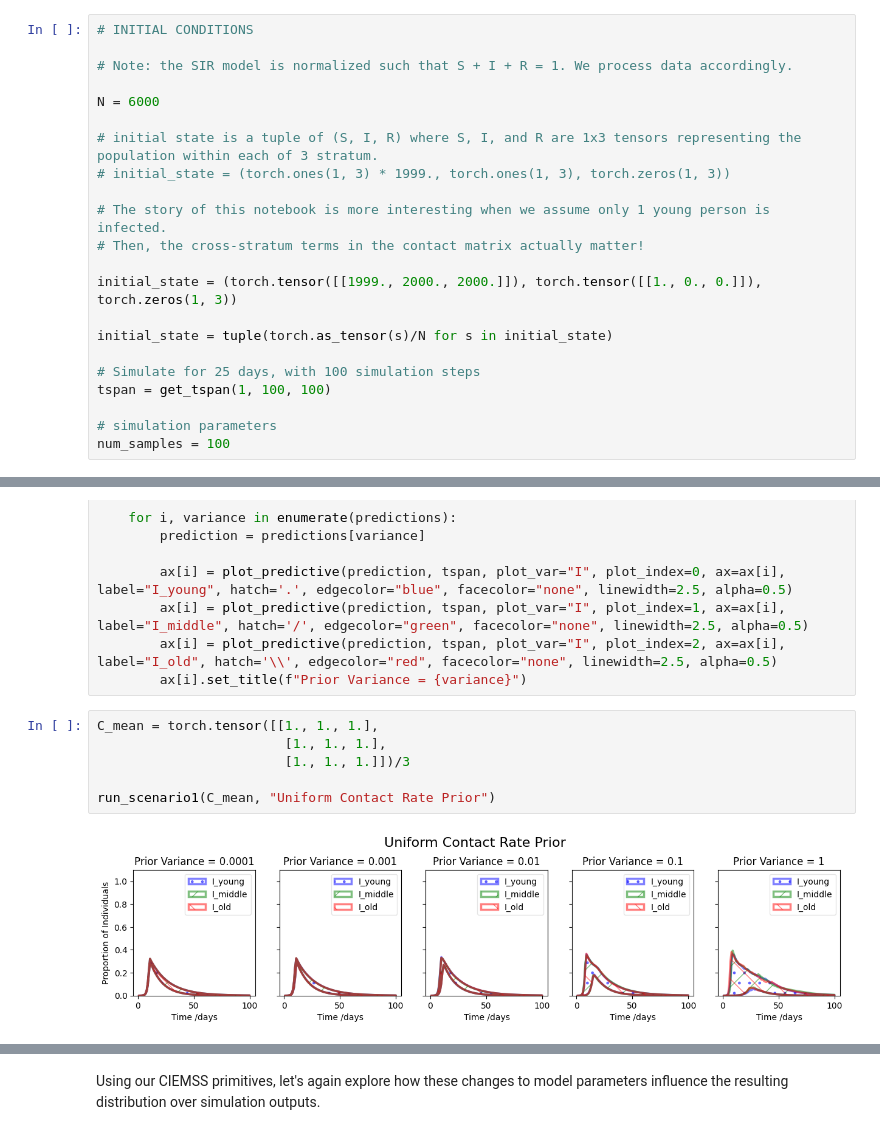
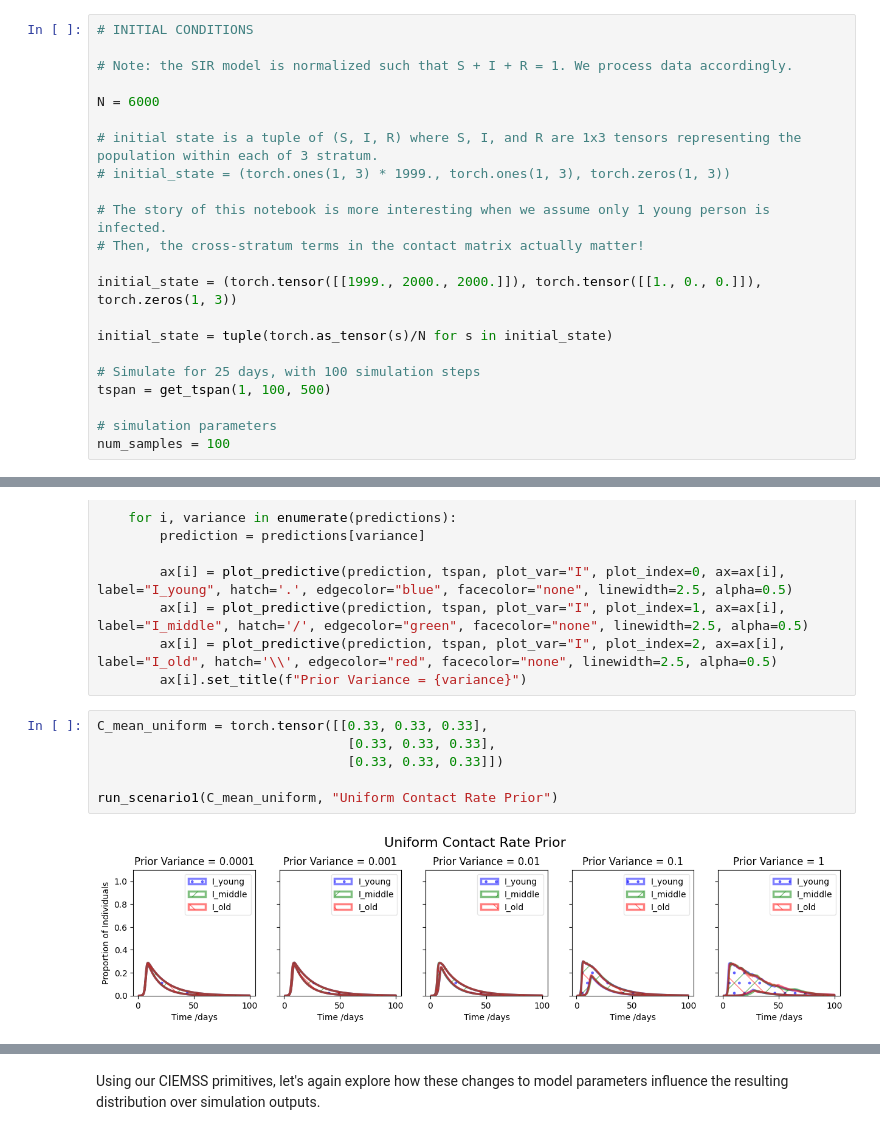
Before and after one commit to DARPA-ASKEM/program-milestones, a Jupyter notebook: 6-month-milestone/evaluation/scenario_1/ta_3/ciemss/scenario1.ipynb, the cells around one changed output, grey strips where cells are left out. Cells and saved outputs as stored; diff of their text form.

```diff
--- a/6-month-milestone/evaluation/scenario_1/ta_3/ciemss/scenario1.ipynb
+++ b/6-month-milestone/evaluation/scenario_1/ta_3/ciemss/scenario1.ipynb
@@ -179,7 +182,7 @@ initial_state = (torch.tensor([[1999., 2000., 2000.]]), torch.tensor([[1., 0., 0
 initial_state = tuple(torch.as_tensor(s)/N for s in initial_state)
 
 # Simulate for 25 days, with 100 simulation steps
-tspan = get_tspan(1, 100, 100)
+tspan = get_tspan(1, 100, 500)
 
 # simulation parameters
 num_samples = 100
@@ -290,10 +293,10 @@ def run_scenario1(C_mean, title):
         ax[i] = plot_predictive(prediction, tspan, plot_var="I", plot_index=2, ax=ax[i], label="I_old", hatch='\\', edgecolor="red", facecolor="none", linewidth=2.5, alpha=0.5)
         ax[i].set_title(f"Prior Variance = {variance}")
 # %%
-C_mean = torch.tensor([[1., 1., 1.],
-                        [1., 1., 1.],
-                        [1., 1., 1.]])/3
+C_mean_uniform = torch.tensor([[0.33, 0.33, 0.33],
+                                [0.33, 0.33, 0.33],
+                                [0.33, 0.33, 0.33]])
 
-run_scenario1(C_mean, "Uniform Contact Rate Prior")
+run_scenario1(C_mean_uniform, "Uniform Contact Rate Prior")
 # %% [output]
-[figure, old version]
+[figure, new version]
```
Also changed, not shown: parts of 8 cells of this notebook.
